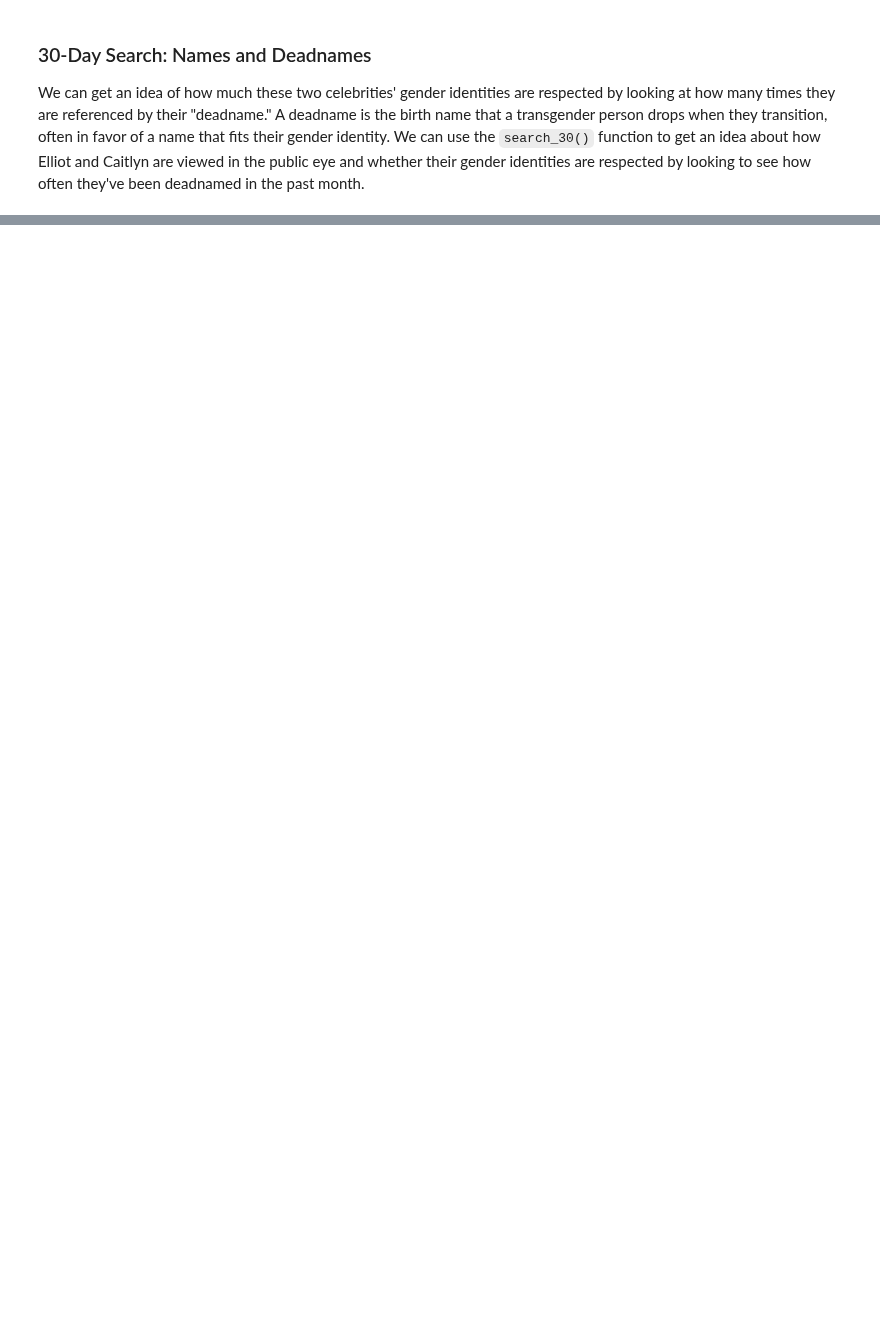
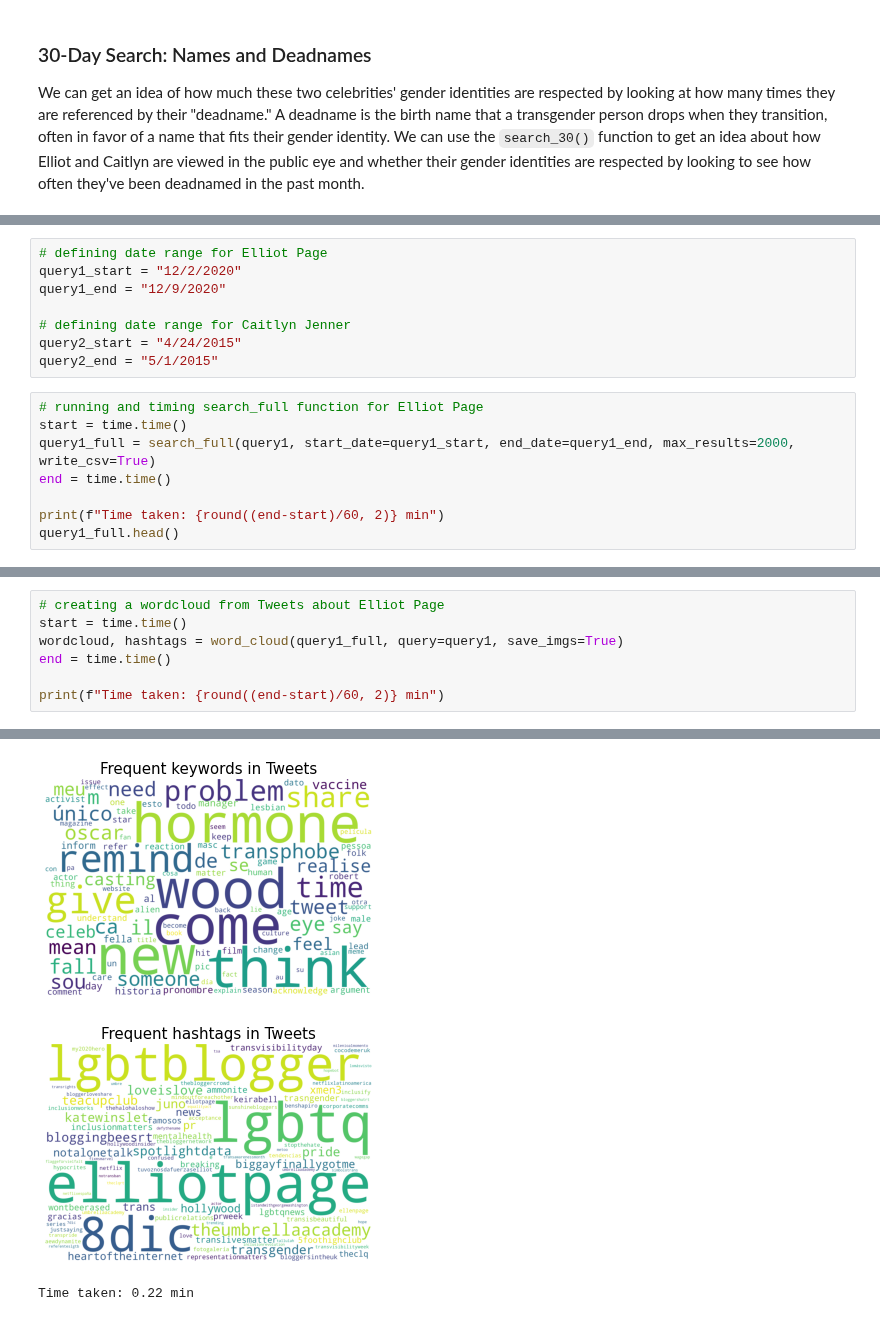
Before and after one commit to rethink-media/rethink-twitter, a Jupyter notebook: notebooks/ReThink Twitter API User Guide.ipynb, the cells around one changed output, grey strips where cells are left out. Saved outputs shown, nothing was run; the diff lists cells and outputs as text; blank space fills up the shorter version.

```diff
--- a/notebooks/ReThink Twitter API User Guide.ipynb
+++ b/notebooks/ReThink Twitter API User Guide.ipynb
@@ -232,0 +238,16 @@ Let's take a look at the public reaction when Caitlyn and Elliot came out of the
+# %%
+# defining date range for Elliot Page
+query1_start = "12/2/2020"
+query1_end = "12/9/2020"
+
+# defining date range for Caitlyn Jenner
+query2_start = "4/24/2015"
+query2_end = "5/1/2015"
+# %%
+# running and timing search_full function for Elliot Page
+start = time.time()
+query1_full = search_full(query1, start_date=query1_start, end_date=query1_end, max_results=2000, write_csv=True)
+end = time.time()
+
+print(f"Time taken: {round((end-start)/60, 2)} min")
+query1_full.head()
@@ -232,0 +266,8 @@ Let's take a look at the public reaction when Caitlyn and Elliot came out of the
+# %%
+# creating a wordcloud from Tweets about Elliot Page
+start = time.time()
+wordcloud, hashtags = word_cloud(query1_full, query=query1, save_imgs=True)
+end = time.time()
+
+print(f"Time taken: {round((end-start)/60, 2)} min")
+# %% [output]
@@ -232,0 +276,3 @@ Let's take a look at the public reaction when Caitlyn and Elliot came out of the
+[figure, added]
+[figure, added]
+Time taken: 0.22 min
```
Also changed, not shown: parts of 16 cells of this notebook, 6 other files.
